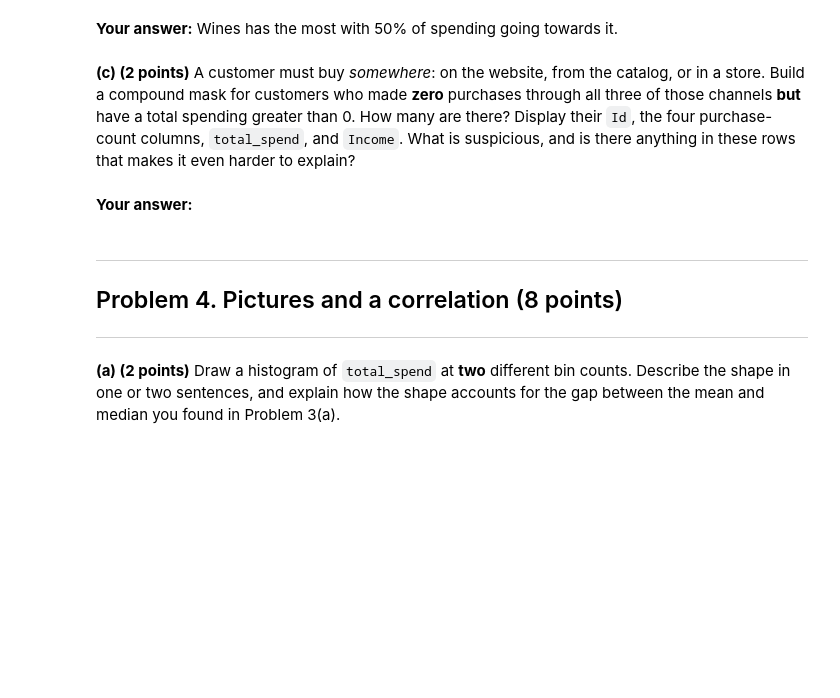
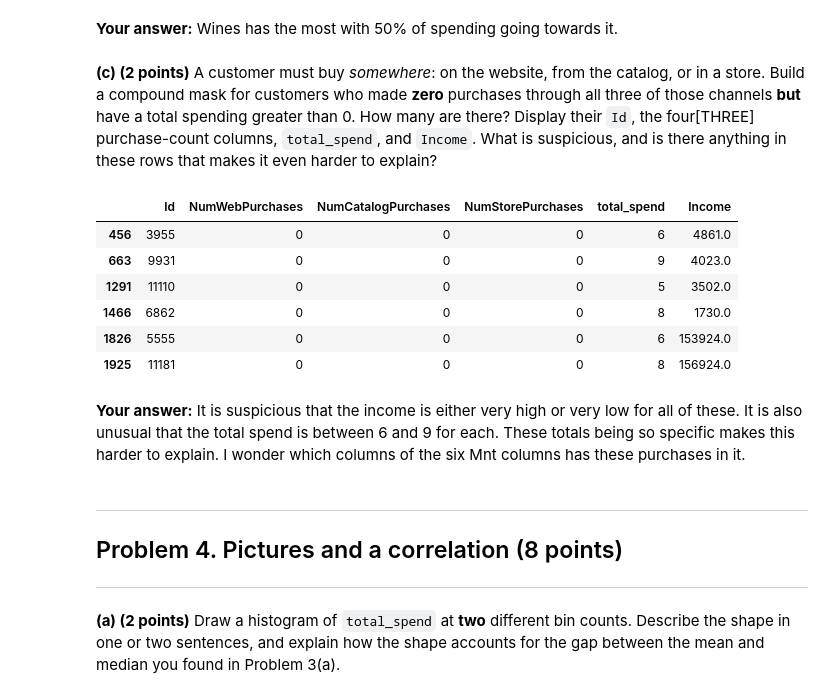
Before and after one commit to JoobZefty/dsc210, a Jupyter notebook: TakeHomeExams/exam1fall2026.ipynb, the cells around one changed output. Cells and saved outputs as stored; diff of their text form; code cells hidden in the pictures; blank space fills up the shorter version.

```diff
--- a/TakeHomeExams/exam1fall2026.ipynb
+++ b/TakeHomeExams/exam1fall2026.ipynb
@@ -190,13 +190,22 @@ proportion of wines from total 0.5017111426187999
 **Your answer:**
 Wines has the most with 50% of spending going towards it.
 # %% [markdown]
-**(c) (2 points)** A customer must buy *somewhere*: on the website, from the catalog, or in a store. Build a compound mask for customers who made **zero** purchases through all three of those channels **but** have a total spending greater than 0. How many are there? Display their `Id`, the four purchase-count columns, `total_spend`, and `Income`. What is suspicious, and is there anything in these rows that makes it even harder to explain?
+**(c) (2 points)** A customer must buy *somewhere*: on the website, from the catalog, or in a store. Build a compound mask for customers who made **zero** purchases through all three of those channels **but** have a total spending greater than 0. How many are there? Display their `Id`, the four[THREE] purchase-count columns, `total_spend`, and `Income`. What is suspicious, and is there anything in these rows that makes it even harder to explain?
 # %%
 # Problem 3(c): your code here
-mask_zero = (superstore['NumWebPurchases']==0) & (superstore['NumCatalogPurchases']==0) & (superstore['NumStorePurchases']==0) & (superstore['total_spend']>0)
-print(superstore[mask_zero][['Id','NumWebPurchases','NumCatalogPurchases','NumStorePurchases','total_spend','Income']])
+mask_zero = (superstore['NumWebPurchases'] == 0)&(superstore['NumCatalogPurchases'] == 0)&(superstore['NumStorePurchases'] ==0)&(superstore['total_spend'] > 0)
+superstore[mask_zero][['Id','NumWebPurchases','NumCatalogPurchases','NumStorePurchases','total_spend','Income']]
+# %% [output]
+|  | Id | NumWebPurchases | NumCatalogPurchases | NumStorePurchases | total_spend | Income |
+| 456 | 3955 | 0 | 0 | 0 | 6 | 4861.0 |
+| 663 | 9931 | 0 | 0 | 0 | 9 | 4023.0 |
+| 1291 | 11110 | 0 | 0 | 0 | 5 | 3502.0 |
+| 1466 | 6862 | 0 | 0 | 0 | 8 | 1730.0 |
+| 1826 | 5555 | 0 | 0 | 0 | 6 | 153924.0 |
+| 1925 | 11181 | 0 | 0 | 0 | 8 | 156924.0 |
-# %% [markdown]
-**Your answer:**
+# %% [markdown]
+**Your answer:**
+It is suspicious that the income is either very high or very low for all of these. It is also unusual that the total spend is between 6 and 9 for each. These totals being so specific makes this harder to explain. I wonder which columns of the six Mnt columns has these purchases in it.
 # %% [markdown]
 ---
 ## Problem 4. Pictures and a correlation (8 points)
```
